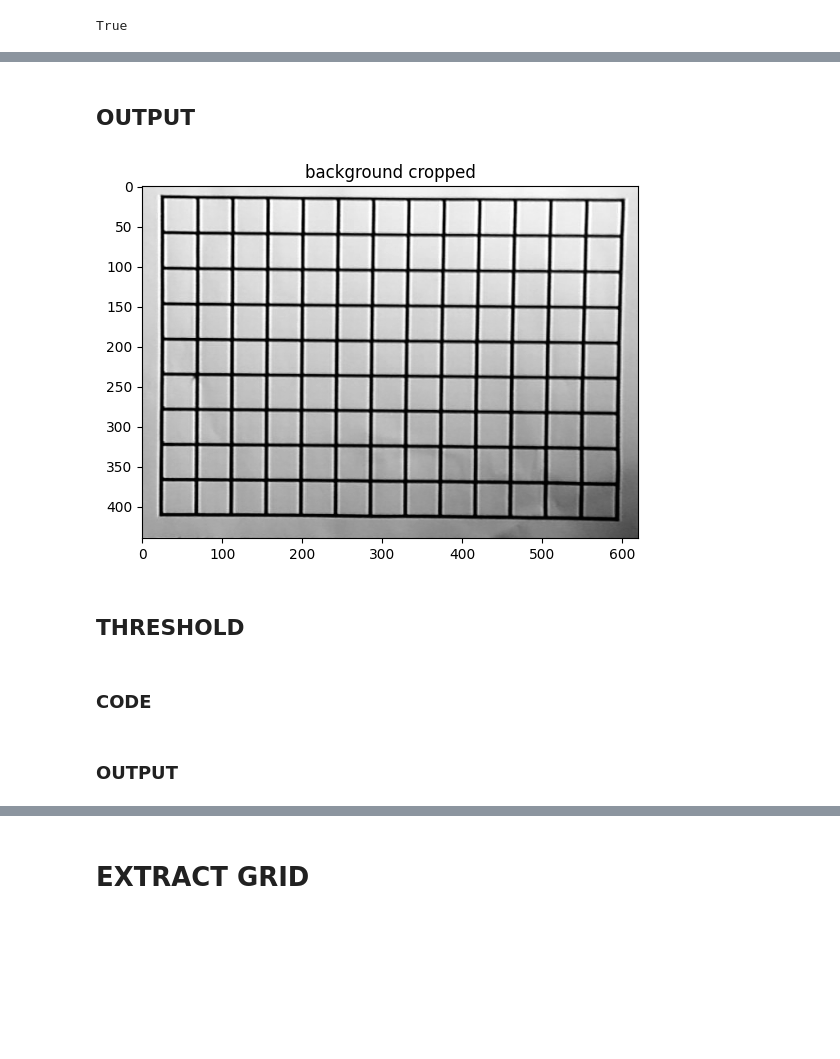
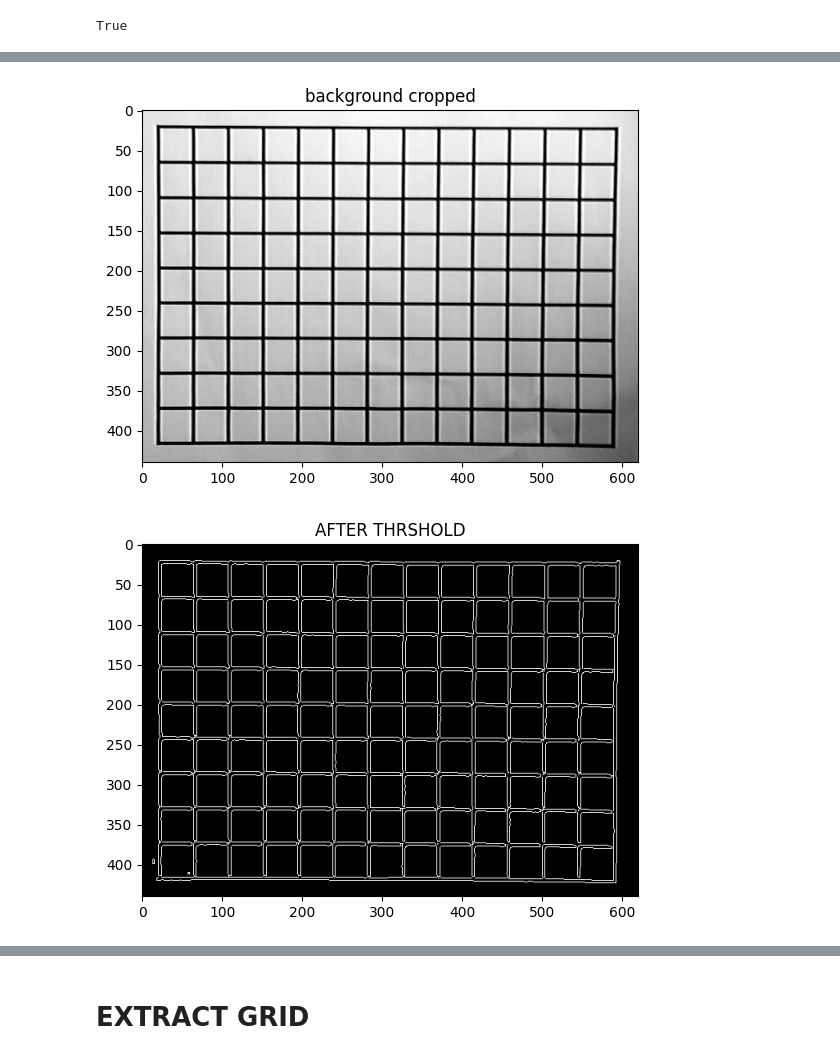
Before and after one commit to EmileBinot/spiderino-sensors-model, a Jupyter notebook: master-script/master-script.ipynb, the cells around one changed output, grey strips where cells are left out. Cells and saved outputs as stored; diff of their text form; code cells hidden in the pictures; blank space fills up the shorter version.

```diff
--- a/master-script/master-script.ipynb
+++ b/master-script/master-script.ipynb
@@ -102,14 +81,25 @@ background = cv2.cvtColor(background, cv2.COLOR_BGR2GRAY)
-# %% [markdown]
-## OUTPUT
-# %%
-nb_show("background cropped",background)
-# %% [output]
-[figure, removed]
-# %% [markdown]
-## THRESHOLD
-# %% [markdown]
-### CODE
 # %%
+
+# first crop
+auto_bounding_box = get_bounding_box(background_raw)
+background_auto_crop = crop(background_raw,auto_bounding_box)
+
+# second crop
+x = 20
+y = 10
+w = 620
+h = 440
+manual_bounding_box = (x,y,w,h)
+background_manual_crop = crop(background_auto_crop,manual_bounding_box)
+
+final_bounding_box = (auto_bounding_box[0]+manual_bounding_box[0] , auto_bounding_box[1]+manual_bounding_box[1] , manual_bounding_box[2] , manual_bounding_box[3])
+
+
+background = crop(background_raw,final_bounding_box)
+background = cv2.cvtColor(background, cv2.COLOR_BGR2GRAY)
+
+nb_show("background cropped",background)
+
 blur = cv2.GaussianBlur(background,(3,3),0)
 
 # 3x3 array for edge detection
@@ -117,32 +107,35 @@ sobel_y = np.array([[ -1, -2, -1],
                    [ 0, 0, 0],
                    [ 1, 2, 1]])
 
 ## TODO: Create and apply a Sobel x operator
 sobel_x = np.array([[ -1, 0, 1],
                    [ -2, 0, 2],
                    [ -1, 0, 1]])
 
 edge_detection = np.array([[ 0.0, -1, 0],
                         [ -1, 4, -1],
                         [ 0, -1, 0]])
 
 kernel3 = np.array([[0, -1,  0],
                    [-1,  5, -1],
                     [0, -1,  0]])
 
 # Filter the image using filter2D, which has inputs: (grayscale image, bit-depth, kernel)  https://alyxion.github.io/Udacity_IntroToSelfDrivingCarsNd/8_1_Intro_Mini_Projects/41_Finding%20Edges%20and%20Custom%20Kernels.html
 sobely = cv2.filter2D(blur, -1, sobel_y)
 
 # Filter the image using filter2D, which has inputs: (grayscale image, bit-depth, kernel)
 sobelx = cv2.filter2D(blur, -1, sobel_x)
 
 sobelxy = cv2.bitwise_not(cv2.addWeighted(sobely, 0.5, sobelx, 0.5, 0))
 
 # Otsu's thresholding
 ret2,th2 = cv2.threshold(sobelxy,0,255,cv2.THRESH_BINARY+cv2.THRESH_OTSU)
 # Otsu's thresholding after Gaussian filtering
 blurred = cv2.GaussianBlur(sobelxy,(3,3),0)
 ret3,th3 = cv2.threshold(blurred,0,255,cv2.THRESH_BINARY+cv2.THRESH_OTSU)
 edges = cv2.Canny(th3, 50, 200)
+
+nb_show("AFTER THRSHOLD",edges)
+# %% [output]
+[figure, added]
+[figure, added]
-# %% [markdown]
-### OUTPUT
```
Also changed, not shown: parts of 29 cells of this notebook, 2 other files.
